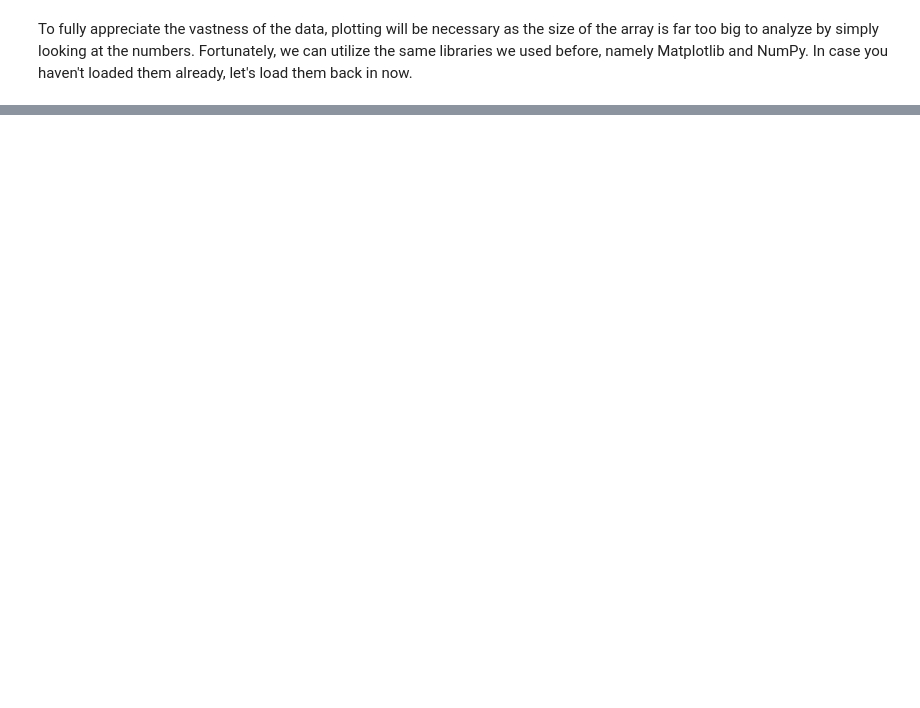
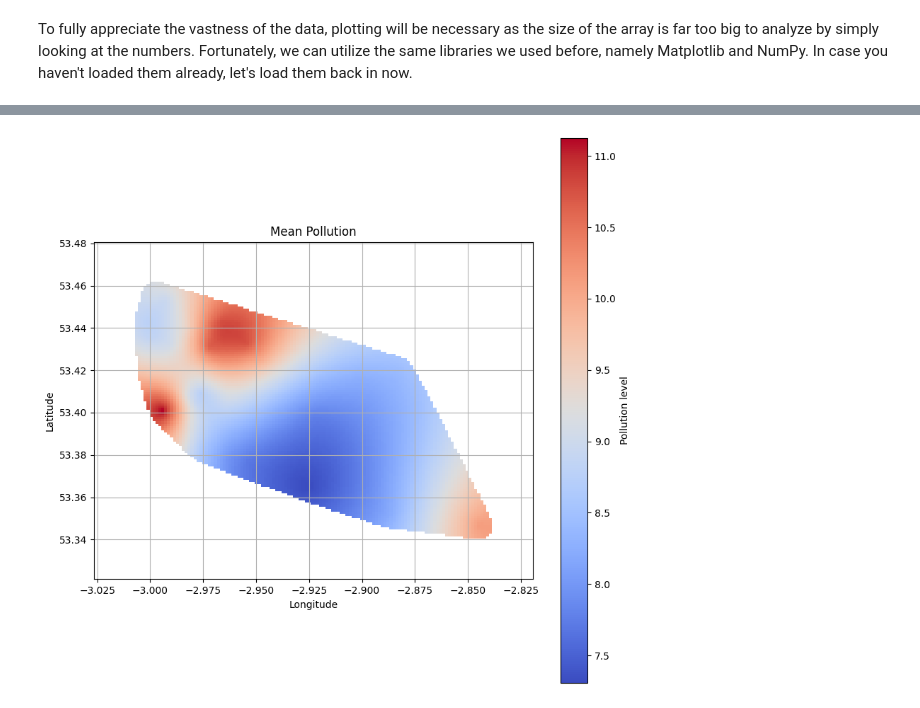
Before and after one commit to flowonthegoliv/ENVS666_2024, a Jupyter notebook: Tutorial_1.ipynb, the cells around one changed output, grey strips where cells are left out. Cells and saved outputs as stored; diff of their text form; code cells hidden in the pictures; blank space fills up the shorter version.

```diff
--- a/Tutorial_1.ipynb
+++ b/Tutorial_1.ipynb
@@ -499,0 +561,22 @@ RasterioIOError: path_to_template_geotiff.tif: No such file or directory
+# %%
+bounds = src.bounds
+extent = [bounds.left, bounds.right, bounds.bottom, bounds.top]
+
+# Plotting
+fig, ax = plt.subplots(1, 1, figsize=(10, 10))
+mean = np.nanmean(data_array,axis=0)
+std = np.nanstd(data_array,axis=0)
+im = ax.imshow(mean, cmap='coolwarm', extent=extent)
+ax.set_title('Mean Pollution')
+ax.set_xlabel('Longitude')
+ax.set_ylabel('Latitude')
+
+# Adding colorbar
+cbar = fig.colorbar(im, ax=ax)
+cbar.set_label('Pollution level')
+
+# Show grid and set aspect
+ax.grid(True)
+ax.set_aspect('equal', adjustable='box')
+# %% [output]
+[figure, added]
```
Also changed, not shown: parts of 21 cells of this notebook.
